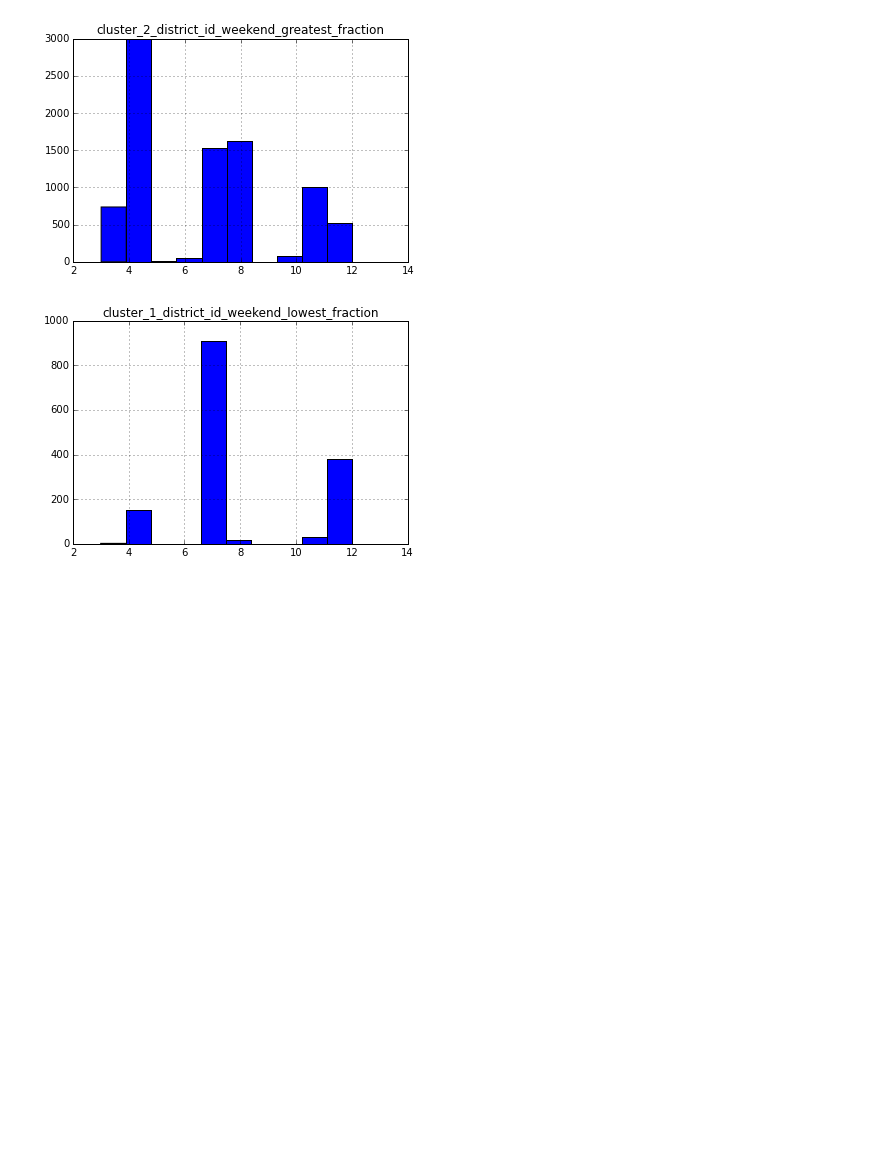
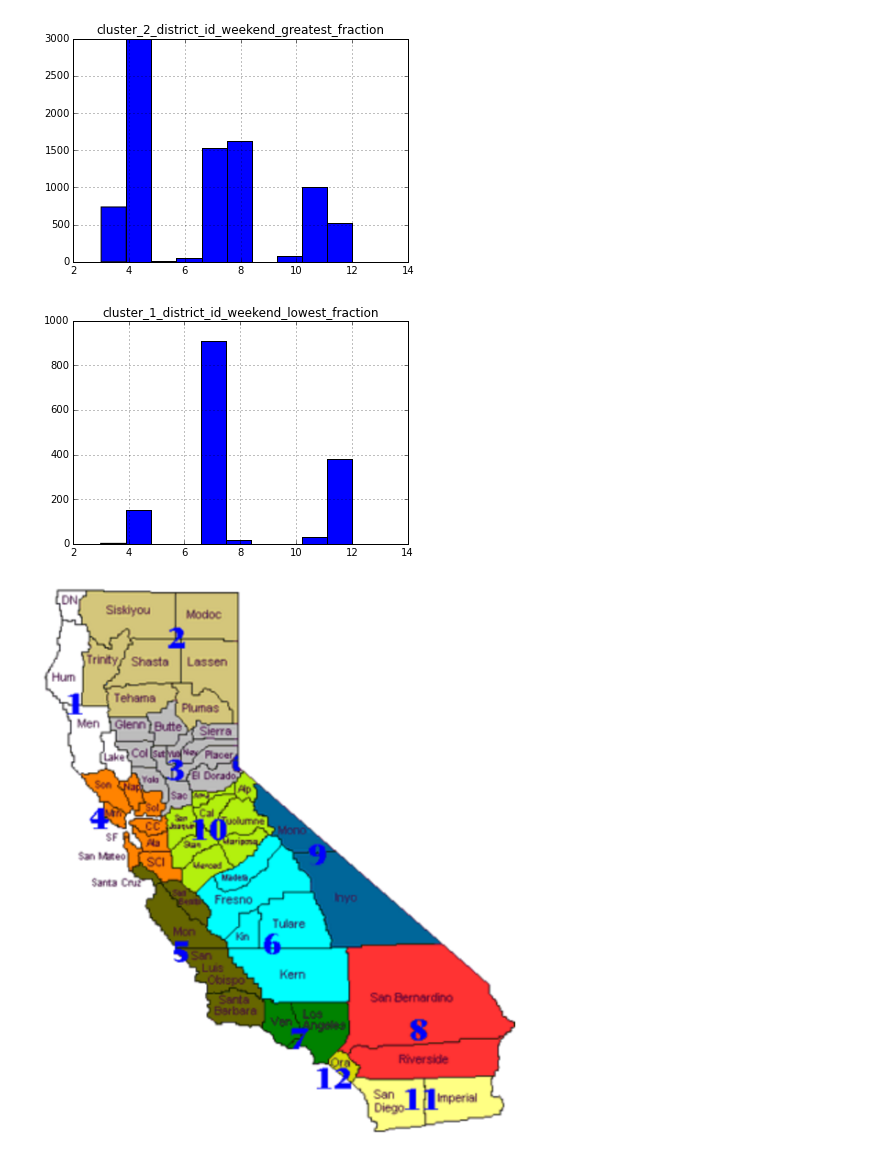
Before and after one commit to conwaywong/dse_capstone, a Jupyter notebook: final/StationDayKMeans.ipynb, the cells around one changed output. Saved outputs shown, nothing was run; the diff lists cells and outputs as text; code cells hidden in the pictures; blank space fills up the shorter version.

Commit message:
update kmeans notebook to include district map

```diff
--- a/final/StationDayKMeans.ipynb
+++ b/final/StationDayKMeans.ipynb
@@ -177,3 +177,9 @@ for c,t in zip(cluster_list, titles):
 ./data/kmeans/weekend/total_flow_cluster_1_label_sample.kmeans_2014_weekend.csv
 [figure]
 [figure]
+# %%
+from IPython.display import display, Image
+
+display(Image(filename='./data/district_map.png'))
+# %% [output]
+[figure, added]
```
Also changed, not shown: 1 other file.
